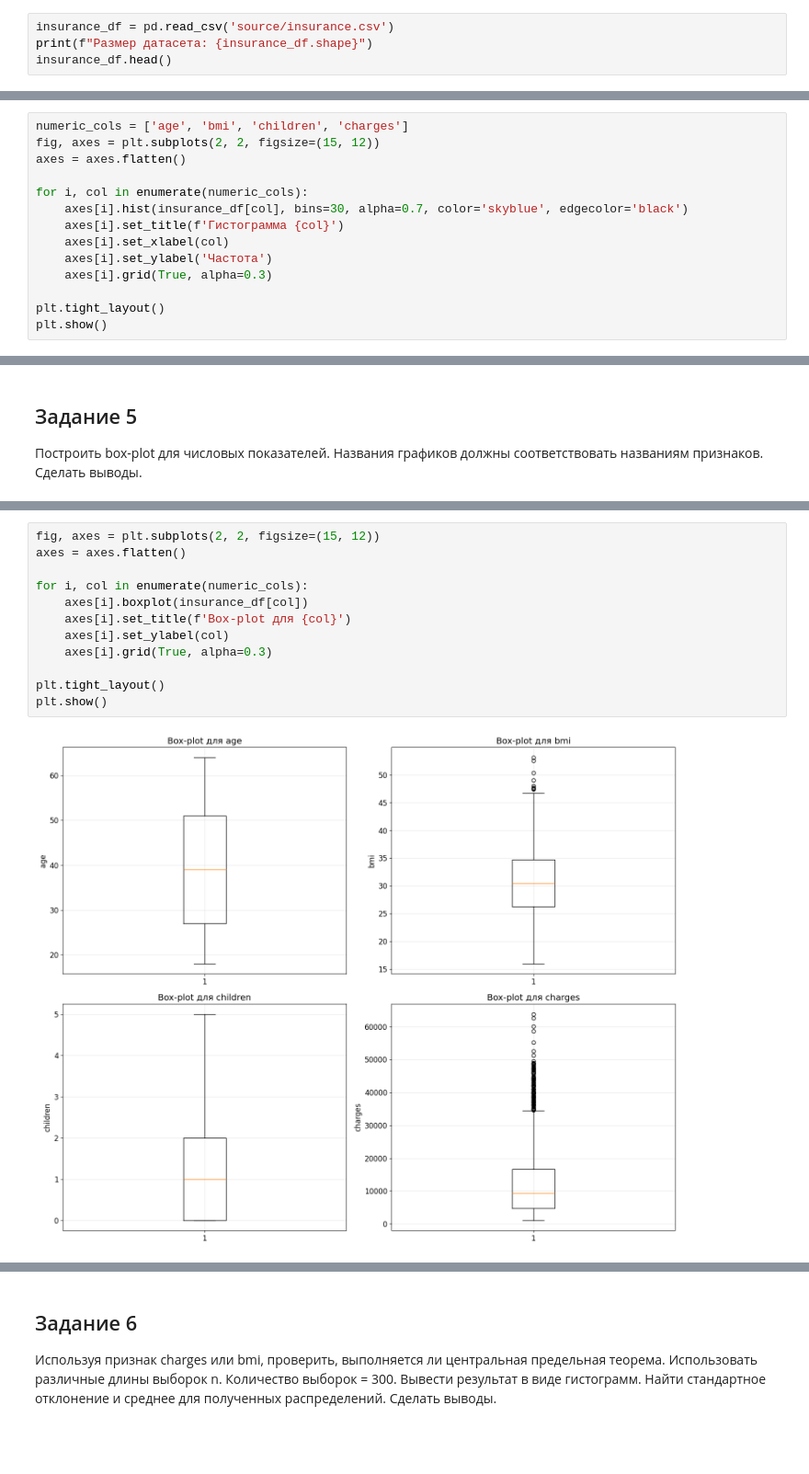
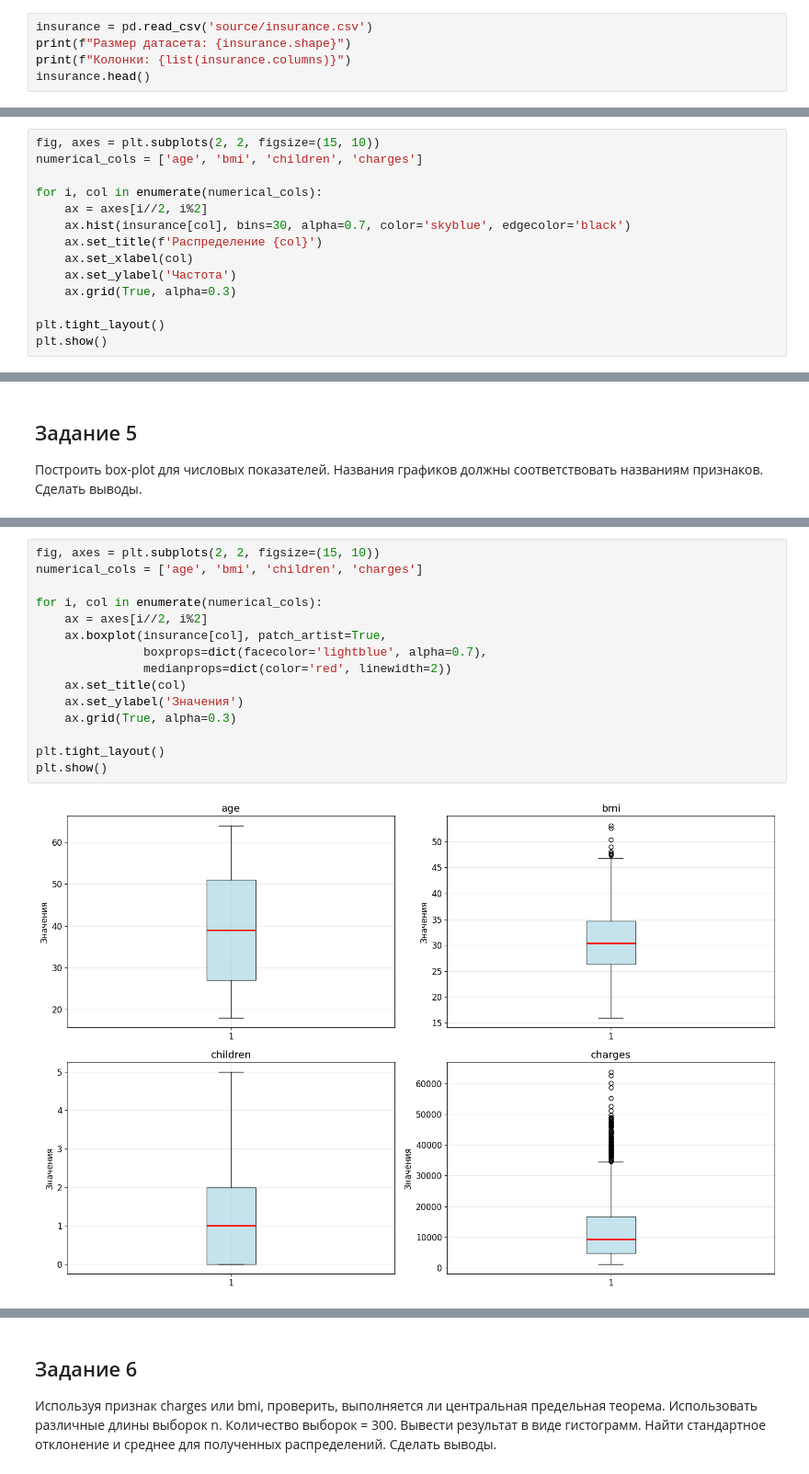
Before and after one commit to Gribbirg/big-data, a Jupyter notebook: practical_work_3/practical_work_3.ipynb, the cells around one changed output, grey strips where cells are left out. Shown at 92% size. Cells and saved outputs as stored; diff of their text form; blank space fills up the shorter version.

```diff
--- a/practical_work_3/practical_work_3.ipynb
+++ b/practical_work_3/practical_work_3.ipynb
@@ -19,6 +16,7 @@ plt.rcParams['font.size'] = 12
 ## Задание 1
 Загрузить данные из файла "insurance.csv".
 # %%
-insurance_df = pd.read_csv('source/insurance.csv')
-print(f"Размер датасета: {insurance_df.shape}")
-insurance_df.head()
+insurance = pd.read_csv('source/insurance.csv')
+print(f"Размер датасета: {insurance.shape}")
+print(f"Колонки: {list(insurance.columns)}")
+insurance.head()
@@ -34,16 +73,16 @@ print(insurance_df.describe(include='object'))
 ## Задание 3
 Построить гистограммы для числовых показателей. Сделать выводы.
 # %%
-numeric_cols = ['age', 'bmi', 'children', 'charges']
-fig, axes = plt.subplots(2, 2, figsize=(15, 12))
-axes = axes.flatten()
+fig, axes = plt.subplots(2, 2, figsize=(15, 10))
+numerical_cols = ['age', 'bmi', 'children', 'charges']
 
-for i, col in enumerate(numeric_cols):
-    axes[i].hist(insurance_df[col], bins=30, alpha=0.7, color='skyblue', edgecolor='black')
-    axes[i].set_title(f'Гистограмма {col}')
-    axes[i].set_xlabel(col)
-    axes[i].set_ylabel('Частота')
-    axes[i].grid(True, alpha=0.3)
+for i, col in enumerate(numerical_cols):
+    ax = axes[i//2, i%2]
+    ax.hist(insurance[col], bins=30, alpha=0.7, color='skyblue', edgecolor='black')
+    ax.set_title(f'Распределение {col}')
+    ax.set_xlabel(col)
+    ax.set_ylabel('Частота')
+    ax.grid(True, alpha=0.3)
 
 plt.tight_layout()
 plt.show()
@@ -127,14 +179,17 @@ plt.show()
 # %%
-fig, axes = plt.subplots(2, 2, figsize=(15, 12))
-axes = axes.flatten()
+fig, axes = plt.subplots(2, 2, figsize=(15, 10))
+numerical_cols = ['age', 'bmi', 'children', 'charges']
 
-for i, col in enumerate(numeric_cols):
-    axes[i].boxplot(insurance_df[col])
-    axes[i].set_title(f'Box-plot для {col}')
-    axes[i].set_ylabel(col)
-    axes[i].grid(True, alpha=0.3)
+for i, col in enumerate(numerical_cols):
+    ax = axes[i//2, i%2]
+    ax.boxplot(insurance[col], patch_artist=True,
+               boxprops=dict(facecolor='lightblue', alpha=0.7),
+               medianprops=dict(color='red', linewidth=2))
+    ax.set_title(col)
+    ax.set_ylabel('Значения')
+    ax.grid(True, alpha=0.3)
 
 plt.tight_layout()
 plt.show()
 # %% [output]
-[figure, old version]
+[figure, new version]
```
Also changed, not shown: parts of 63 cells of this notebook, 4 other files.
